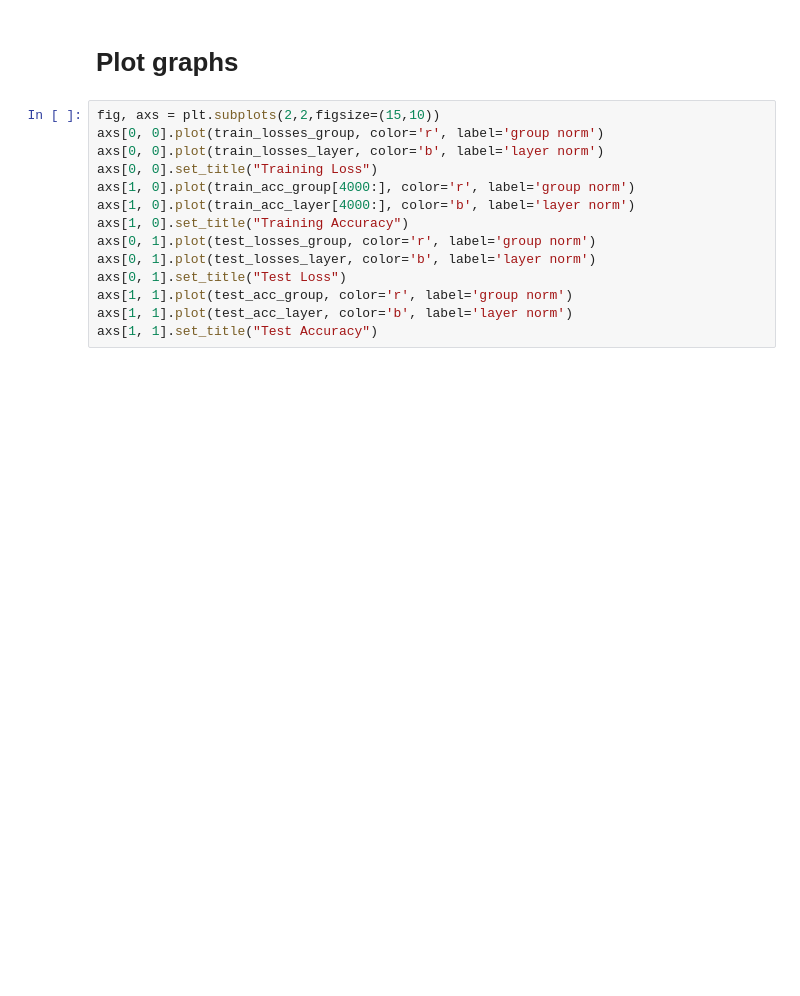
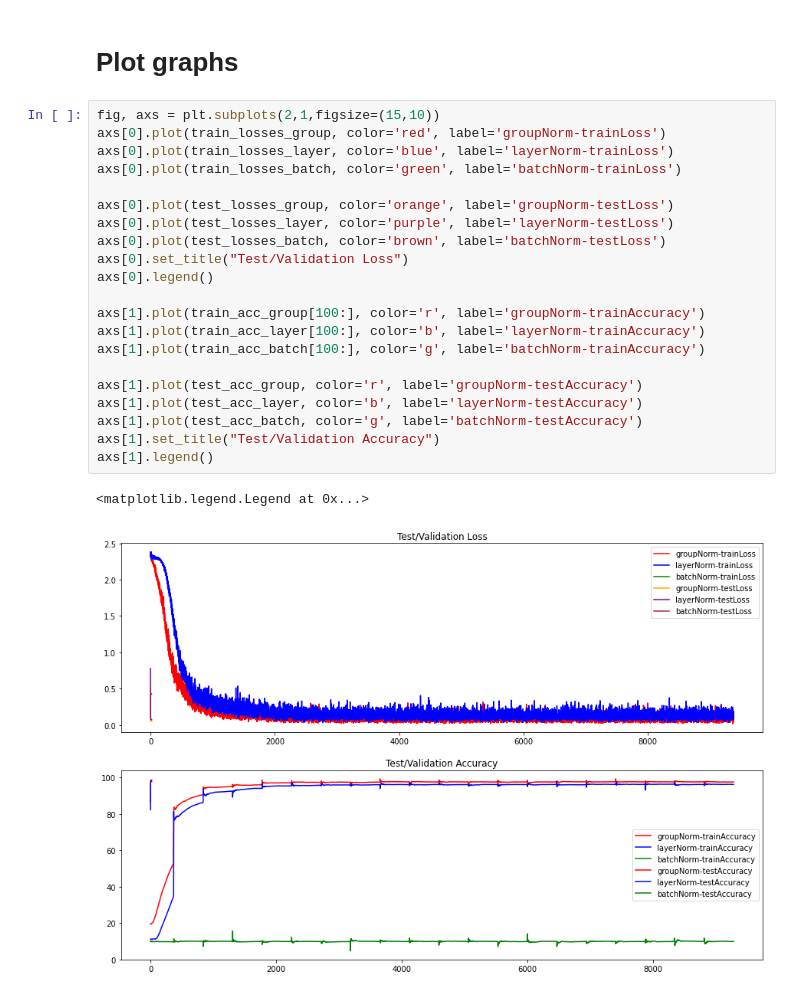
Before and after one commit to ShriramGithub7/EVA8_S5_Batch_Normalization_-_Regularization, a Jupyter notebook: EVA8_Session_5_Batch_Normalization_&_Regularization.ipynb, the cells around one changed output. Cells and saved outputs as stored; diff of their text form; blank space fills up the shorter version.

```diff
--- a/EVA8_Session_5_Batch_Normalization_&_Regularization.ipynb
+++ b/EVA8_Session_5_Batch_Normalization_&_Regularization.ipynb
@@ -437,16 +487,26 @@ for epoch in range(EPOCHS):
 # %% [markdown]
 # Plot graphs
 # %%
-fig, axs = plt.subplots(2,2,figsize=(15,10))
-axs[0, 0].plot(train_losses_group, color='r', label='group norm')
-axs[0, 0].plot(train_losses_layer, color='b', label='layer norm')
-axs[0, 0].set_title("Training Loss")
-axs[1, 0].plot(train_acc_group[4000:], color='r', label='group norm')
-axs[1, 0].plot(train_acc_layer[4000:], color='b', label='layer norm')
-axs[1, 0].set_title("Training Accuracy")
-axs[0, 1].plot(test_losses_group, color='r', label='group norm')
-axs[0, 1].plot(test_losses_layer, color='b', label='layer norm')
-axs[0, 1].set_title("Test Loss")
-axs[1, 1].plot(test_acc_group, color='r', label='group norm')
-axs[1, 1].plot(test_acc_layer, color='b', label='layer norm')
-axs[1, 1].set_title("Test Accuracy")
+fig, axs = plt.subplots(2,1,figsize=(15,10))
+axs[0].plot(train_losses_group, color='red', label='groupNorm-trainLoss')
+axs[0].plot(train_losses_layer, color='blue', label='layerNorm-trainLoss')
+axs[0].plot(train_losses_batch, color='green', label='batchNorm-trainLoss')
+
+axs[0].plot(test_losses_group, color='orange', label='groupNorm-testLoss')
+axs[0].plot(test_losses_layer, color='purple', label='layerNorm-testLoss')
+axs[0].plot(test_losses_batch, color='brown', label='batchNorm-testLoss')
+axs[0].set_title("Test/Validation Loss")
+axs[0].legend()
+
+axs[1].plot(train_acc_group[100:], color='r', label='groupNorm-trainAccuracy')
+axs[1].plot(train_acc_layer[100:], color='b', label='layerNorm-trainAccuracy')
+axs[1].plot(train_acc_batch[100:], color='g', label='batchNorm-trainAccuracy')
+
+axs[1].plot(test_acc_group, color='r', label='groupNorm-testAccuracy')
+axs[1].plot(test_acc_layer, color='b', label='layerNorm-testAccuracy')
+axs[1].plot(test_acc_batch, color='g', label='batchNorm-testAccuracy')
+axs[1].set_title("Test/Validation Accuracy")
+axs[1].legend()
+# %% [output]
+<matplotlib.legend.Legend at 0x...>
+[figure, added]
```
Also changed, not shown: parts of 18 cells of this notebook.
